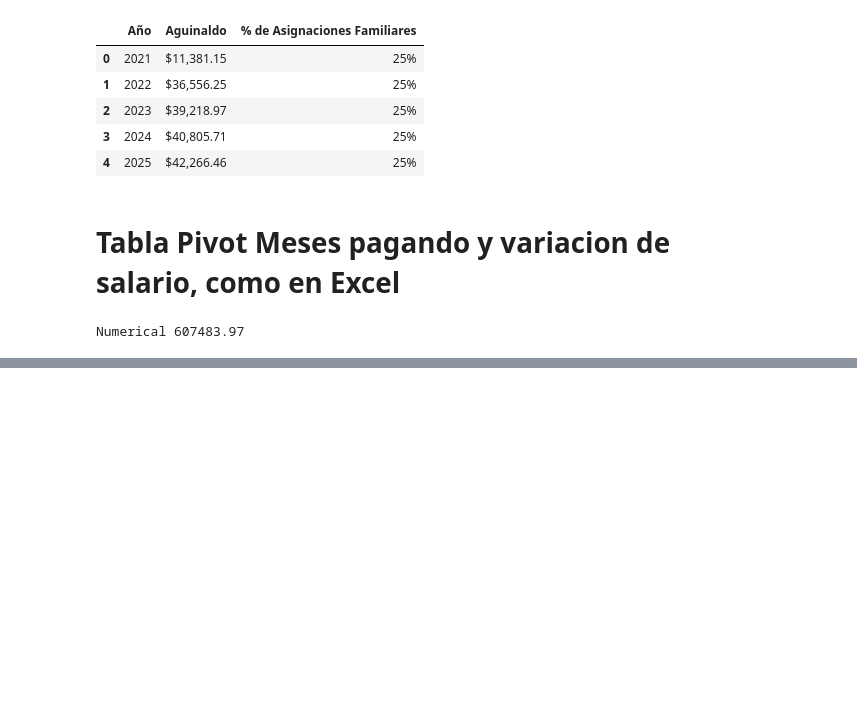
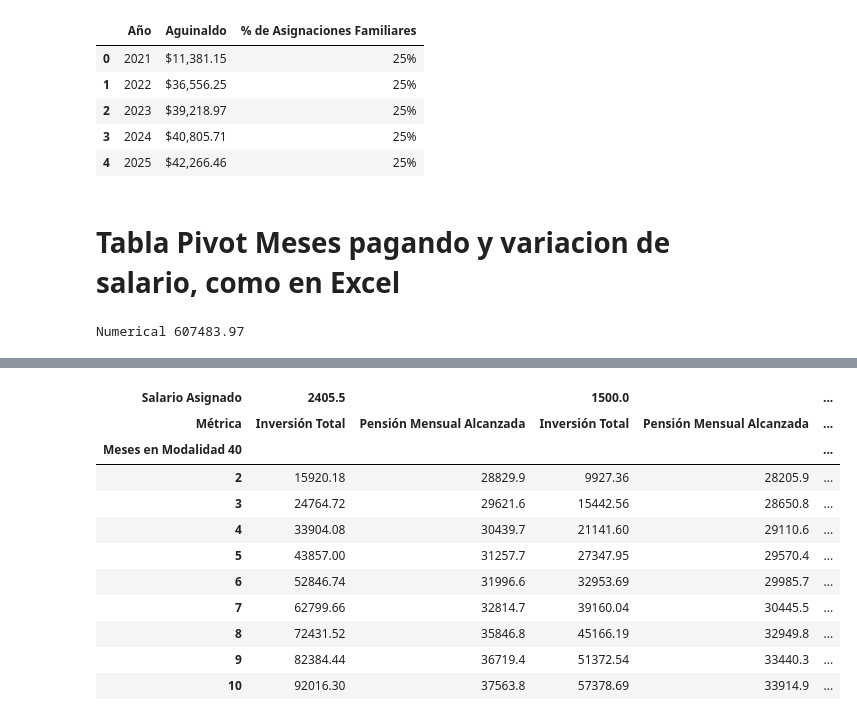
Before and after one commit to Alfonzo1114/streamlit, a Jupyter notebook: Pensiones_V3.ipynb, the cells around one changed output, grey strips where cells are left out. Cells and saved outputs as stored; diff of their text form; code cells hidden in the pictures; blank space fills up the shorter version.

```diff
--- a/Pensiones_V3.ipynb
+++ b/Pensiones_V3.ipynb
@@ -1701,0 +1797,53 @@ display(df2)
+# %%
+def diferentes_salarios_fcn(mes_inicio, mes_final, array_salarios):
+    mes_array = np.arange(mes_inicio, mes_final + 1)
+    pension_obtenida = np.zeros((len(mes_array), len(array_salarios)))
+    inversiones = np.zeros((len(mes_array), len(array_salarios)))
+
+    for idx, salario in enumerate(array_salarios):
+        _, _, tabla_detalles = tablas_corridas40(salario_diario=salario,
+                                               fecha_inicio=fecha_inicio,
+                                               fecha_nacimiento=fecha_nacimiento,
+                                               inizio=mes_inicio,
+                                               finale=mes_final,
+                                               semanas_reconocidas=semanas_reconocidas)
+        pension_obtenida[:, idx] = tabla_detalles['PENSIÓN ALCANZADA']
+        inversiones[:, idx] = tabla_detalles['INVERSIÓN TOTAL']
+
+    # Create a MultiIndex for columns
+    columns = pd.MultiIndex.from_product(
+        [array_salarios, ['Inversión Total', 'Pensión Mensual Alcanzada']],
+        names=['Salario Asignado', 'Métrica']
+    )
+
+    # Stack the arrays and create the DataFrame
+    data = np.stack([inversiones, pension_obtenida], axis=2).reshape(len(mes_array), -1)
+    tabla_final = pd.DataFrame(data, index=mes_array, columns=columns)
+    tabla_final.index.name = 'Meses en Modalidad 40'
+
+    return tabla_final
+
+# Example usage
+fecha_inicio = date(2024, 9, 8)
+fecha_nacimiento = date(1964, 10, 13)
+mes_inicio = 2
+mes_final = 10
+array_salarios = [2405.5, 1500, 2000]
+
+pensiones_obtenidas = diferentes_salarios_fcn(mes_inicio=mes_inicio,
+                                            mes_final=mes_final,
+                                            array_salarios=array_salarios)
+pensiones_obtenidas
+# %% [output]
+| Salario Asignado | 2405.5 |  | 1500.0 |  | ... |
+| Métrica | Inversión Total | Pensión Mensual Alcanzada | Inversión Total | Pensión Mensual Alcanzada | ... |
+| Meses en Modalidad 40 |  |  |  |  | ... |
+| 2 | 15920.18 | 28829.9 | 9927.36 | 28205.9 | ... |
+| 3 | 24764.72 | 29621.6 | 15442.56 | 28650.8 | ... |
+| 4 | 33904.08 | 30439.7 | 21141.60 | 29110.6 | ... |
+| 5 | 43857.00 | 31257.7 | 27347.95 | 29570.4 | ... |
+| 6 | 52846.74 | 31996.6 | 32953.69 | 29985.7 | ... |
+| 7 | 62799.66 | 32814.7 | 39160.04 | 30445.5 | ... |
+| 8 | 72431.52 | 35846.8 | 45166.19 | 32949.8 | ... |
+| 9 | 82384.44 | 36719.4 | 51372.54 | 33440.3 | ... |
+| 10 | 92016.30 | 37563.8 | 57378.69 | 33914.9 | ... |
```
Also changed, not shown: parts of 17 cells of this notebook.
